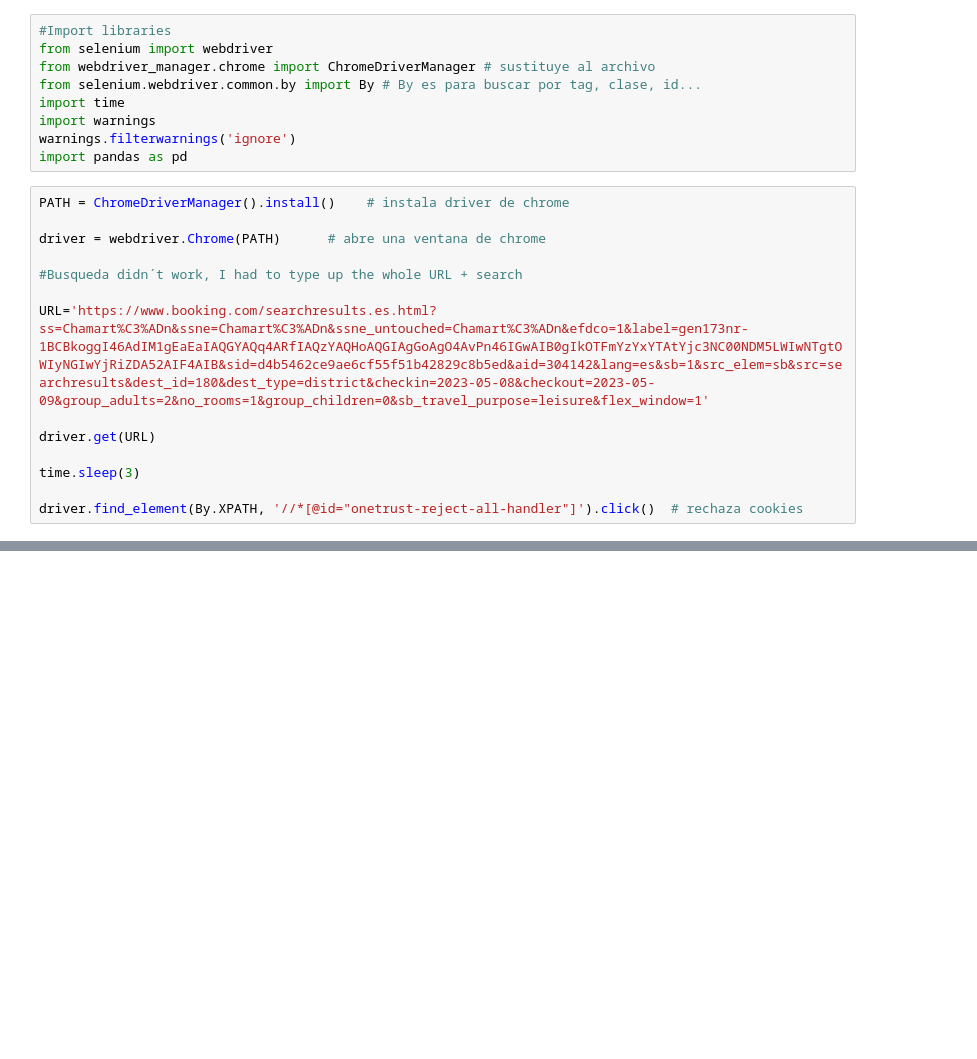
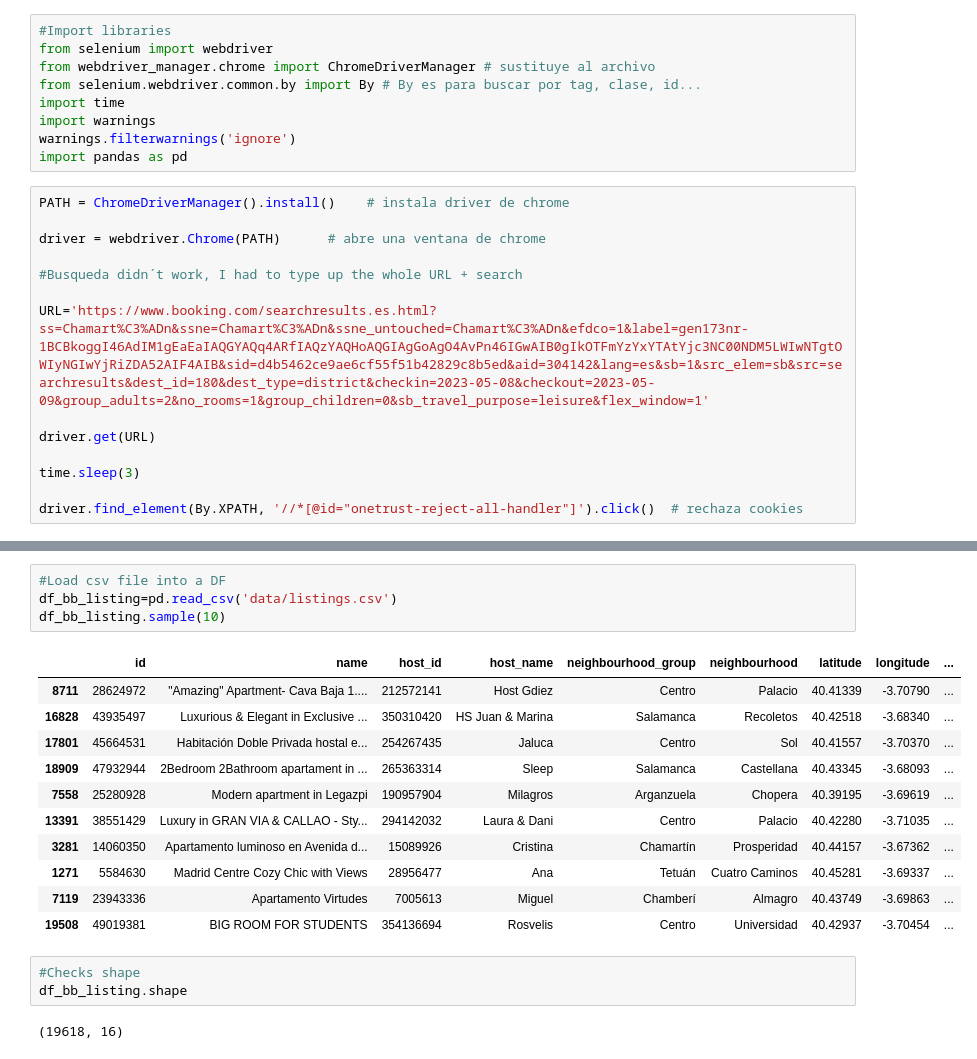
Before and after one commit to GuilleJuanco/Proyecto_ETL, a Jupyter notebook: main.ipynb, the cells around one changed output, grey strips where cells are left out. Drawn from its saved outputs; the diff is of its cells as text; blank space fills up the shorter version.

```diff
--- a/main.ipynb
+++ b/main.ipynb
@@ -125,0 +126,21 @@ df_booking
+# %%
+#Load csv file into a DF
+df_bb_listing=pd.read_csv('data/listings.csv')
+df_bb_listing.sample(10)
+# %% [output]
+|  | id | name | host_id | host_name | neighbourhood_group | neighbourhood | latitude | longitude | ... |
+| 8711 | 28624972 | "Amazing" Apartment- Cava Baja 1.... | 212572141 | Host Gdiez | Centro | Palacio | 40.41339 | -3.70790 | ... |
+| 16828 | 43935497 | Luxurious & Elegant in Exclusive ... | 350310420 | HS Juan & Marina | Salamanca | Recoletos | 40.42518 | -3.68340 | ... |
+| 17801 | 45664531 | Habitación Doble Privada hostal e... | 254267435 | Jaluca | Centro | Sol | 40.41557 | -3.70370 | ... |
+| 18909 | 47932944 | 2Bedroom 2Bathroom apartament in ... | 265363314 | Sleep | Salamanca | Castellana | 40.43345 | -3.68093 | ... |
+| 7558 | 25280928 | Modern apartment in Legazpi | 190957904 | Milagros | Arganzuela | Chopera | 40.39195 | -3.69619 | ... |
+| 13391 | 38551429 | Luxury in GRAN VIA & CALLAO - Sty... | 294142032 | Laura & Dani | Centro | Palacio | 40.42280 | -3.71035 | ... |
+| 3281 | 14060350 | Apartamento luminoso en Avenida d... | 15089926 | Cristina | Chamartín | Prosperidad | 40.44157 | -3.67362 | ... |
+| 1271 | 5584630 | Madrid Centre Cozy Chic with Views | 28956477 | Ana | Tetuán | Cuatro Caminos | 40.45281 | -3.69337 | ... |
+| 7119 | 23943336 | Apartamento Virtudes | 7005613 | Miguel | Chamberí | Almagro | 40.43749 | -3.69863 | ... |
+| 19508 | 49019381 | BIG ROOM FOR STUDENTS | 354136694 | Rosvelis | Centro | Universidad | 40.42937 | -3.70454 | ... |
+# %%
+#Checks shape
+df_bb_listing.shape
+# %% [output]
+(19618, 16)
```
Also changed, not shown: parts of 8 cells of this notebook, 1 other file.
